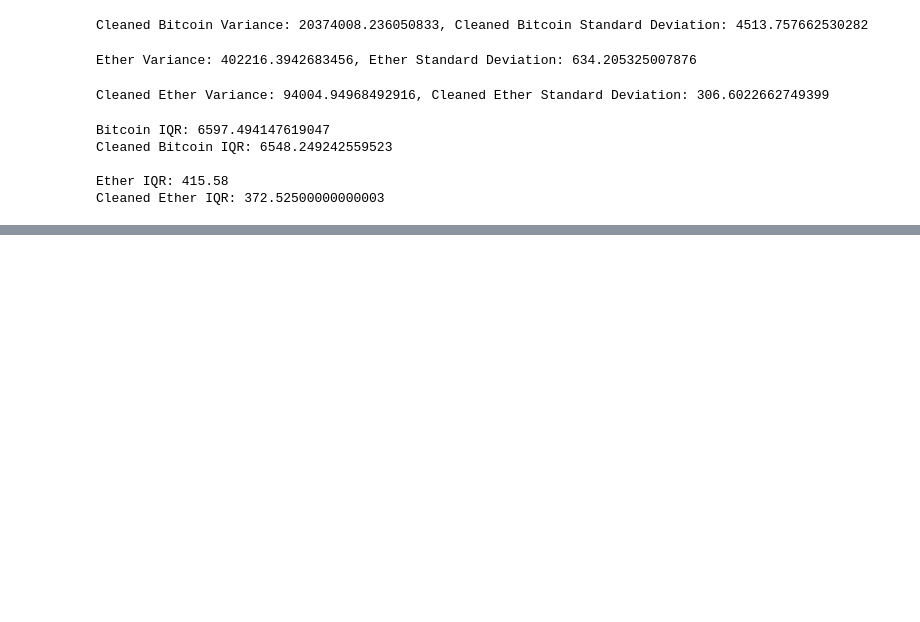
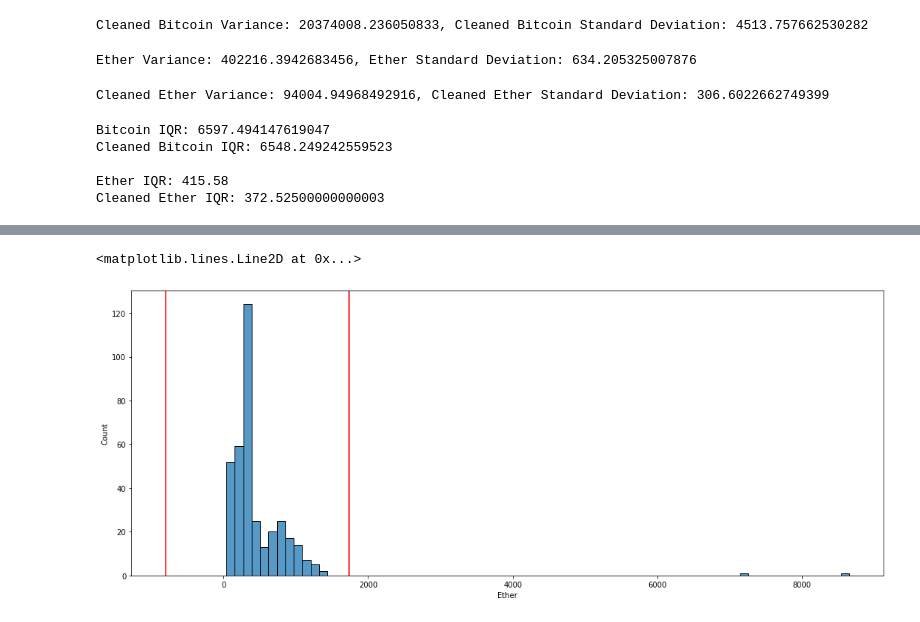
Before and after one commit to c-blomquist/Data-Analysis-Learning, a Jupyter notebook: Example_Project/Example_Project.ipynb, the cells around one changed output, grey strips where cells are left out. Saved outputs shown, nothing was run; the diff lists cells and outputs as text; code cells hidden in the pictures; blank space fills up the shorter version.

```diff
--- a/Example_Project/Example_Project.ipynb
+++ b/Example_Project/Example_Project.ipynb
@@ -215,0 +244,8 @@ Cleaned Ether IQR: 372.52500000000003
+# %%
+fig, ax = plt.subplots(figsize=(18, 7))
+sns.histplot(df['Ether'], ax=ax)
+ax.axvline(lower_limit, color='red')
+ax.axvline(upper_limit, color='red')
+# %% [output]
+<matplotlib.lines.Line2D at 0x...>
+[figure, added]
```
Also changed, not shown: parts of 6 cells of this notebook.
